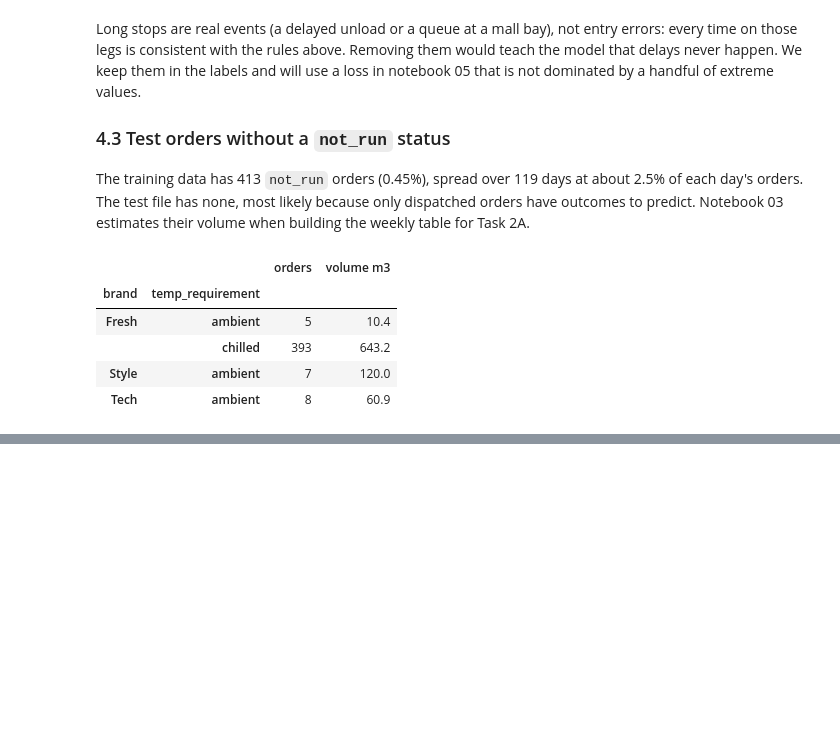
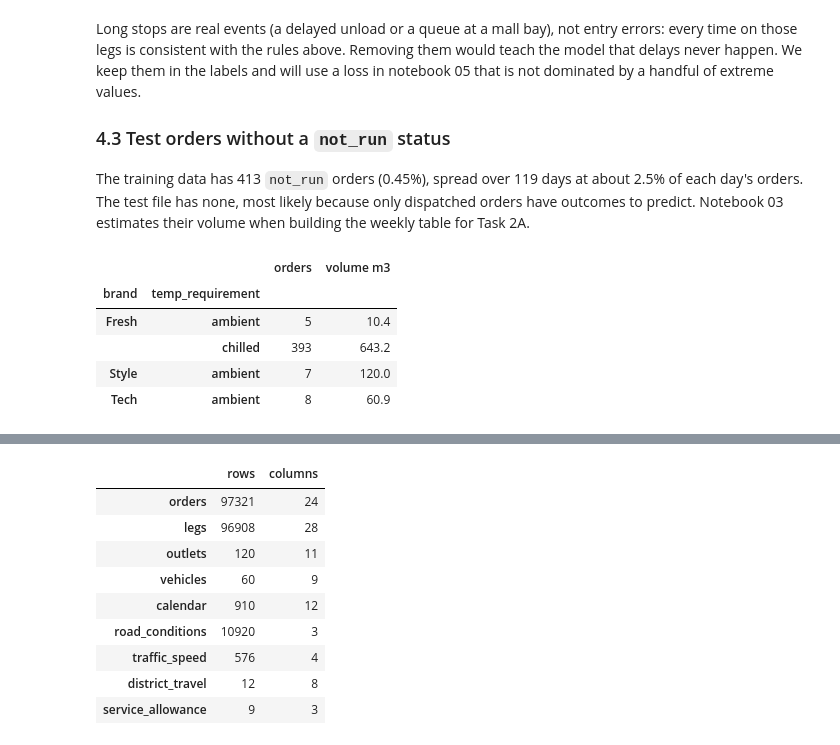
Before and after one commit to sameera-ekanayaka/Xora_Datathon, a Jupyter notebook: notebooks/02_data_quality_and_cleaning.ipynb, the cells around one changed output, grey strips where cells are left out. Saved outputs shown, nothing was run; the diff lists cells and outputs as text; code cells hidden in the pictures; blank space fills up the shorter version.

```diff
--- a/notebooks/02_data_quality_and_cleaning.ipynb
+++ b/notebooks/02_data_quality_and_cleaning.ipynb
@@ -254,0 +295,27 @@ pd.DataFrame({
+# %%
+tables = {
+    "orders": orders_clean,
+    "legs": legs_clean,
+    "outlets": outlets_clean,
+    "vehicles": vehicles,
+    "calendar": calendar_clean,
+    "road_conditions": road_clean,
+    "traffic_speed": traffic,
+    "district_travel": district_travel,
+    "service_allowance": allowance,
+}
+for name, df in tables.items():
+    save_processed(df, name)
+
+pd.DataFrame({name: df.shape for name, df in tables.items()}, index=["rows", "columns"]).T
+# %% [output]
+|  | rows | columns |
+| orders | 97321 | 24 |
+| legs | 96908 | 28 |
+| outlets | 120 | 11 |
+| vehicles | 60 | 9 |
+| calendar | 910 | 12 |
+| road_conditions | 10920 | 3 |
+| traffic_speed | 576 | 4 |
+| district_travel | 12 | 8 |
+| service_allowance | 9 | 3 |
```
Also changed, not shown: parts of 3 cells of this notebook.
